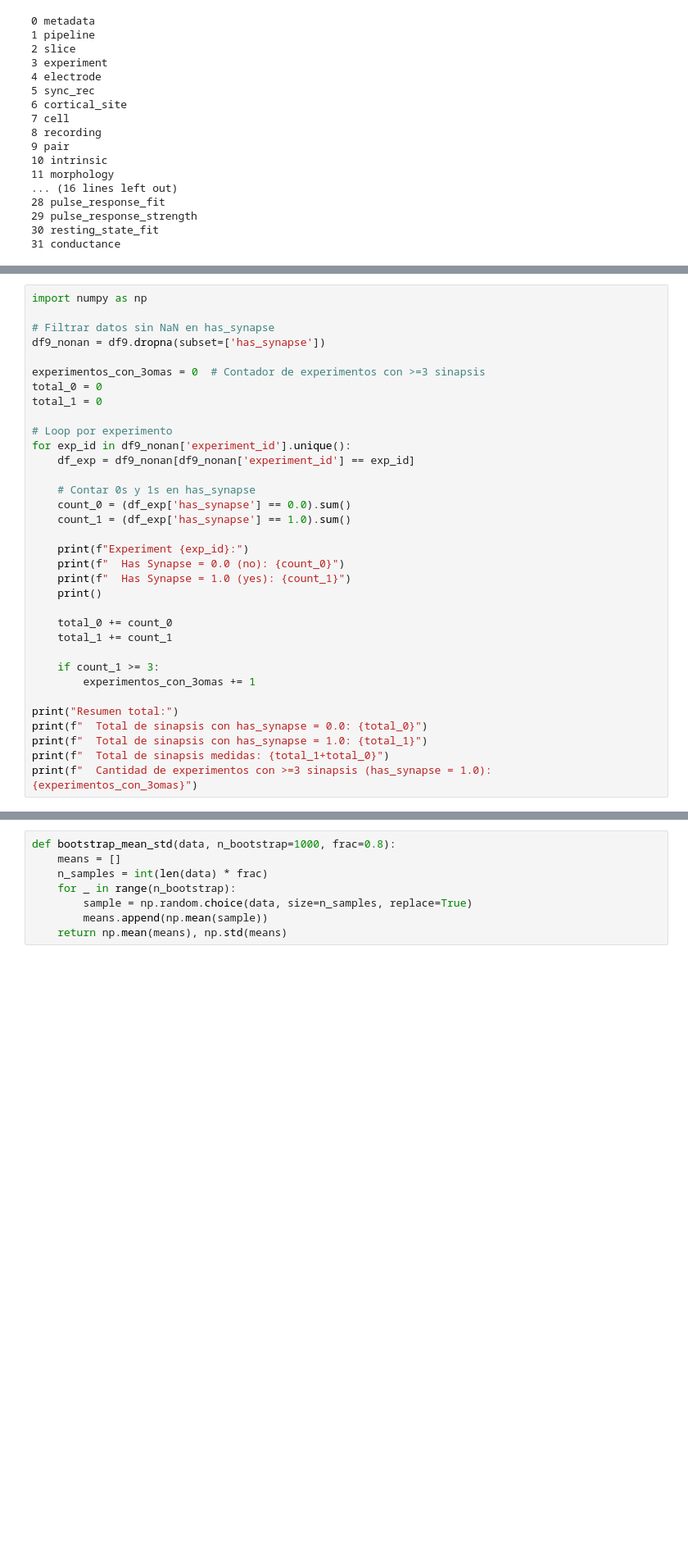
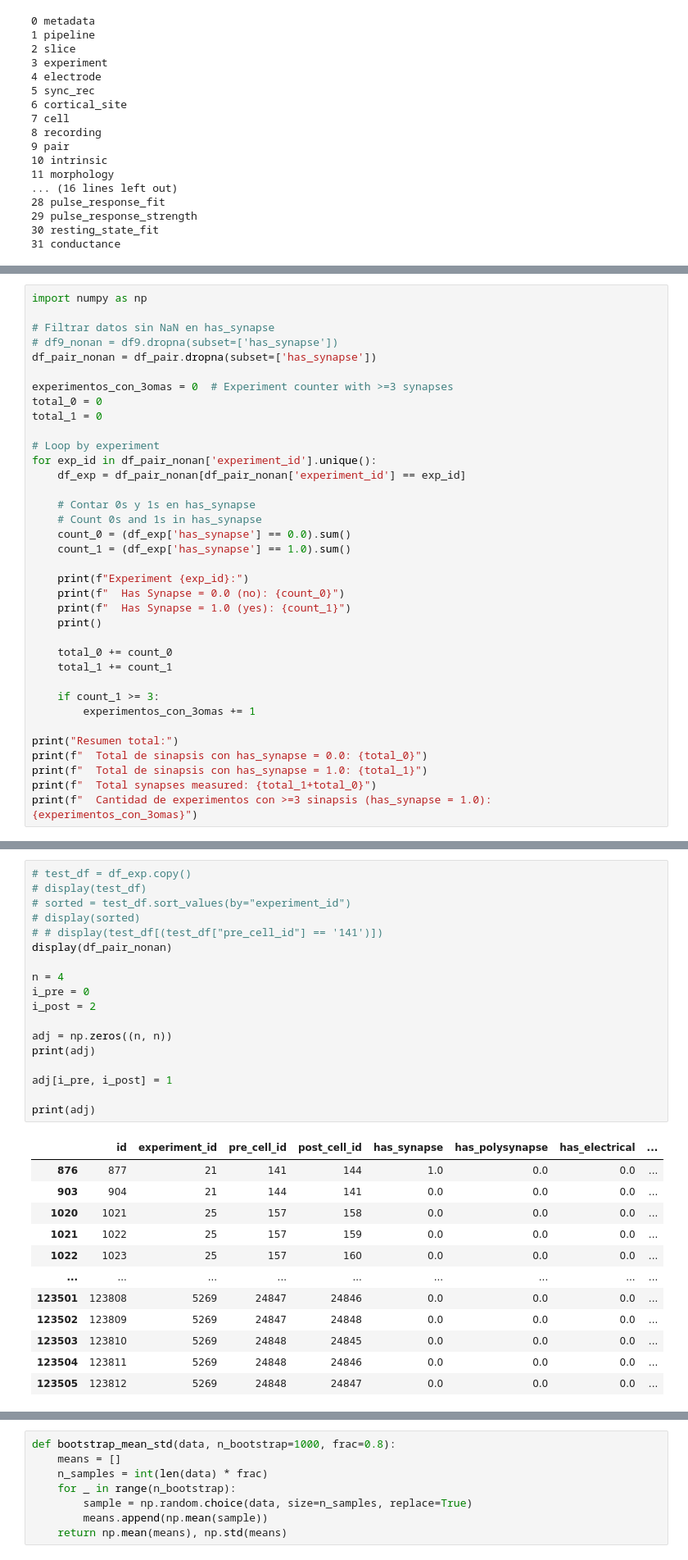
Before and after one commit to acevedomartina/HeterogeneousRNNs, a Jupyter notebook: data_analysis/analysis_dahmen.ipynb, the cells around one changed output, grey strips where cells are left out. Shown at 82% size. Cells and saved outputs as stored; diff of their text form; blank space fills up the shorter version.

```diff
--- a/data_analysis/analysis_dahmen.ipynb
+++ b/data_analysis/analysis_dahmen.ipynb
@@ -221,17 +272,19 @@ print(len(df9_nonan['experiment_id'].unique()))
 import numpy as np
 
 # Filtrar datos sin NaN en has_synapse
-df9_nonan = df9.dropna(subset=['has_synapse'])
+# df9_nonan = df9.dropna(subset=['has_synapse'])
+df_pair_nonan = df_pair.dropna(subset=['has_synapse'])
 
-experimentos_con_3omas = 0  # Contador de experimentos con >=3 sinapsis
+experimentos_con_3omas = 0  # Experiment counter with >=3 synapses
 total_0 = 0
 total_1 = 0
 
-# Loop por experimento
-for exp_id in df9_nonan['experiment_id'].unique():
-    df_exp = df9_nonan[df9_nonan['experiment_id'] == exp_id]
+# Loop by experiment
+for exp_id in df_pair_nonan['experiment_id'].unique():
+    df_exp = df_pair_nonan[df_pair_nonan['experiment_id'] == exp_id]
 
     # Contar 0s y 1s en has_synapse
+    # Count 0s and 1s in has_synapse
     count_0 = (df_exp['has_synapse'] == 0.0).sum()
     count_1 = (df_exp['has_synapse'] == 1.0).sum()
 
@@ -249,7 +302,7 @@ for exp_id in df9_nonan['experiment_id'].unique():
 print("Resumen total:")
 print(f"  Total de sinapsis con has_synapse = 0.0: {total_0}")
 print(f"  Total de sinapsis con has_synapse = 1.0: {total_1}")
-print(f"  Total de sinapsis medidas: {total_1+total_0}")
+print(f"  Total synapses measured: {total_1+total_0}")
 print(f"  Cantidad de experimentos con >=3 sinapsis (has_synapse = 1.0): {experimentos_con_3omas}")
 # %% [output]
 Experiment 21:
@@ -271,0 +325,31 @@ Experiment 26:
+# %%
+# test_df = df_exp.copy()
+# display(test_df)
+# sorted = test_df.sort_values(by="experiment_id")
+# display(sorted)
+# # display(test_df[(test_df["pre_cell_id"] == '141')])
+display(df_pair_nonan)
+
+n = 4
+i_pre = 0
+i_post = 2
+
+adj = np.zeros((n, n))
+print(adj)
+
+adj[i_pre, i_post] = 1
+
+print(adj)
+# %% [output]
+|  | id | experiment_id | pre_cell_id | post_cell_id | has_synapse | has_polysynapse | has_electrical | ... |
+| 876 | 877 | 21 | 141 | 144 | 1.0 | 0.0 | 0.0 | ... |
+| 903 | 904 | 21 | 144 | 141 | 0.0 | 0.0 | 0.0 | ... |
+| 1020 | 1021 | 25 | 157 | 158 | 0.0 | 0.0 | 0.0 | ... |
+| 1021 | 1022 | 25 | 157 | 159 | 0.0 | 0.0 | 0.0 | ... |
+| 1022 | 1023 | 25 | 157 | 160 | 0.0 | 0.0 | 0.0 | ... |
+| ... | ... | ... | ... | ... | ... | ... | ... | ... |
+| 123501 | 123808 | 5269 | 24847 | 24846 | 0.0 | 0.0 | 0.0 | ... |
+| 123502 | 123809 | 5269 | 24847 | 24848 | 0.0 | 0.0 | 0.0 | ... |
+| 123503 | 123810 | 5269 | 24848 | 24845 | 0.0 | 0.0 | 0.0 | ... |
+| 123504 | 123811 | 5269 | 24848 | 24846 | 0.0 | 0.0 | 0.0 | ... |
+| 123505 | 123812 | 5269 | 24848 | 24847 | 0.0 | 0.0 | 0.0 | ... |
```
Also changed, not shown: parts of 14 cells of this notebook.
